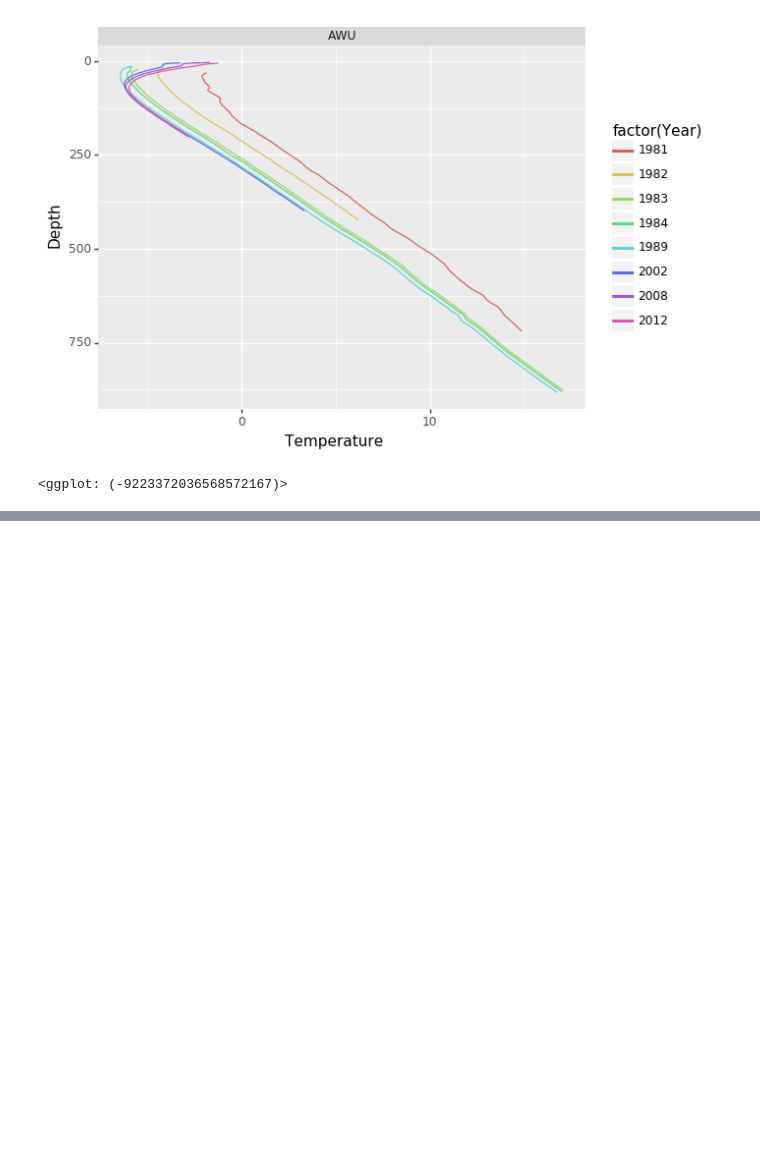
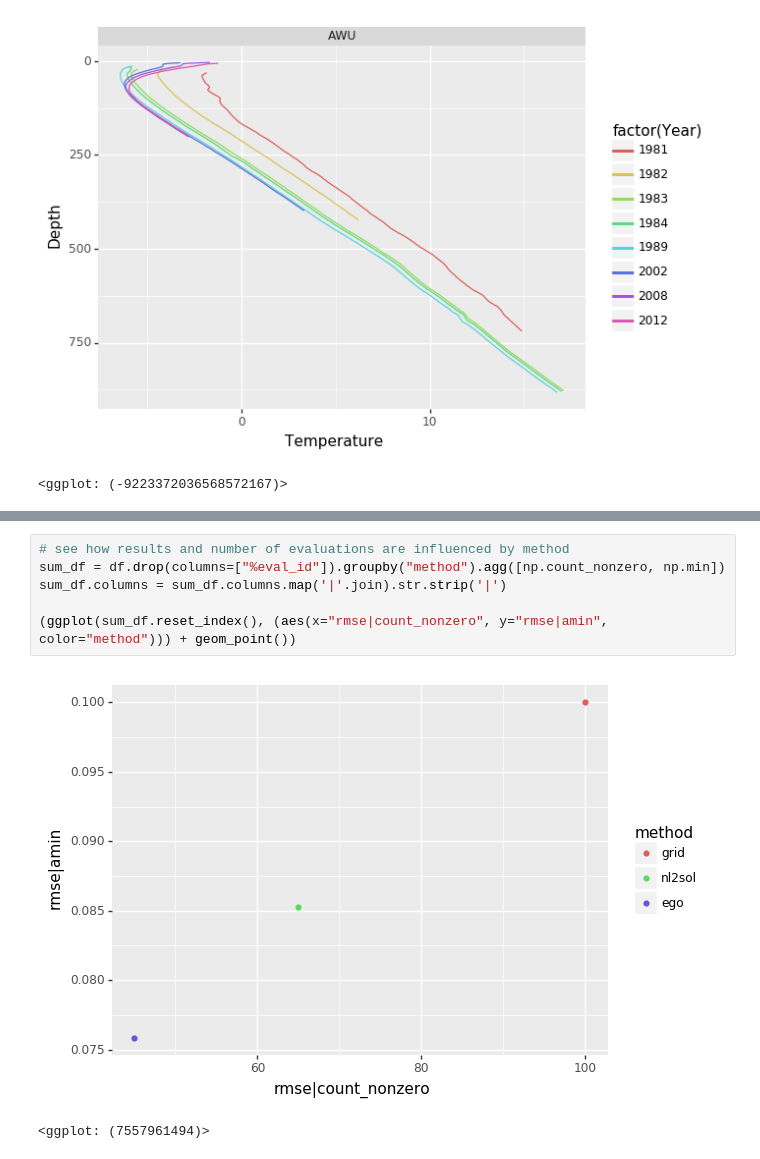
Before and after one commit to kbarnhart/calibration_with_dakota_clinic, a Jupyter notebook: Clinic Notes and Tutorial.ipynb, the cells around one changed output, grey strips where cells are left out. Saved outputs shown, nothing was run; the diff lists cells and outputs as text; blank space fills up the shorter version.

```diff
--- a/Clinic Notes and Tutorial.ipynb
+++ b/Clinic Notes and Tutorial.ipynb
@@ -107,0 +214,9 @@ Restart utility, deprepro, and pyprepro....
+# %%
+# see how results and number of evaluations are influenced by method
+sum_df = df.drop(columns=["%eval_id"]).groupby("method").agg([np.count_nonzero, np.min])
+sum_df.columns = sum_df.columns.map('|'.join).str.strip('|')
+
+(ggplot(sum_df.reset_index(), (aes(x="rmse|count_nonzero", y="rmse|amin", color="method"))) + geom_point())
+# %% [output]
+[figure, added]
+<ggplot: (7557961494)>
```
Also changed, not shown: parts of 20 cells of this notebook.
